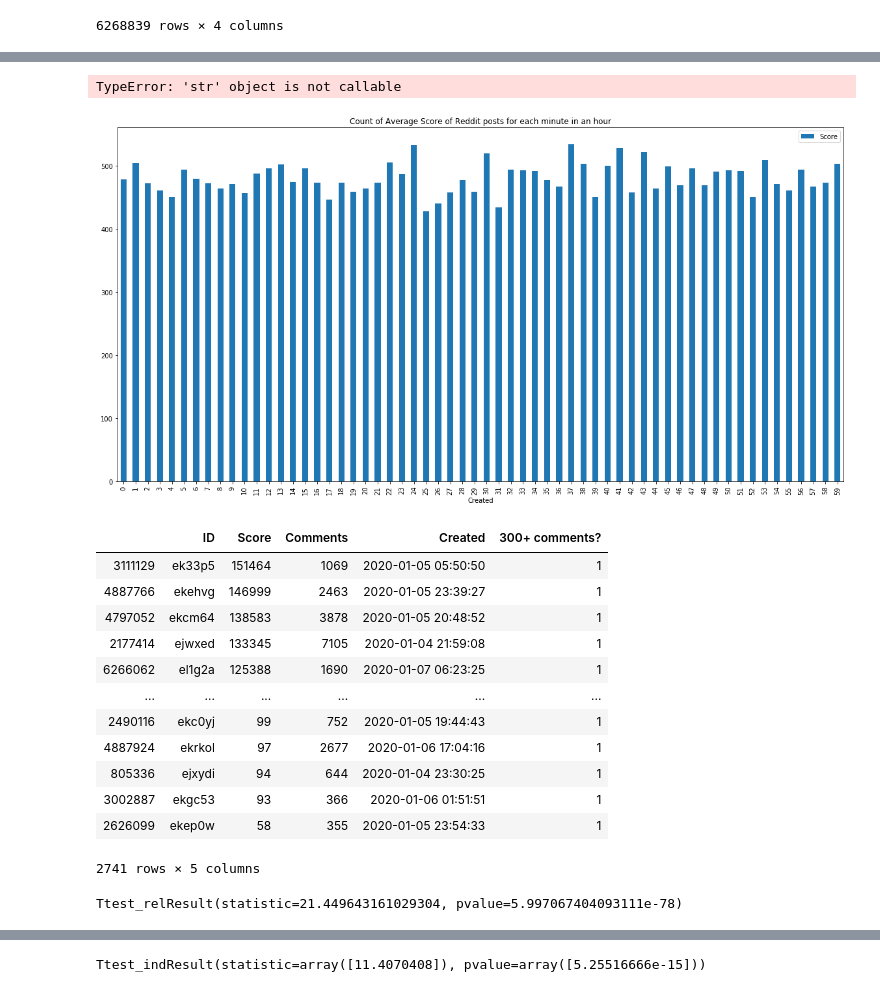
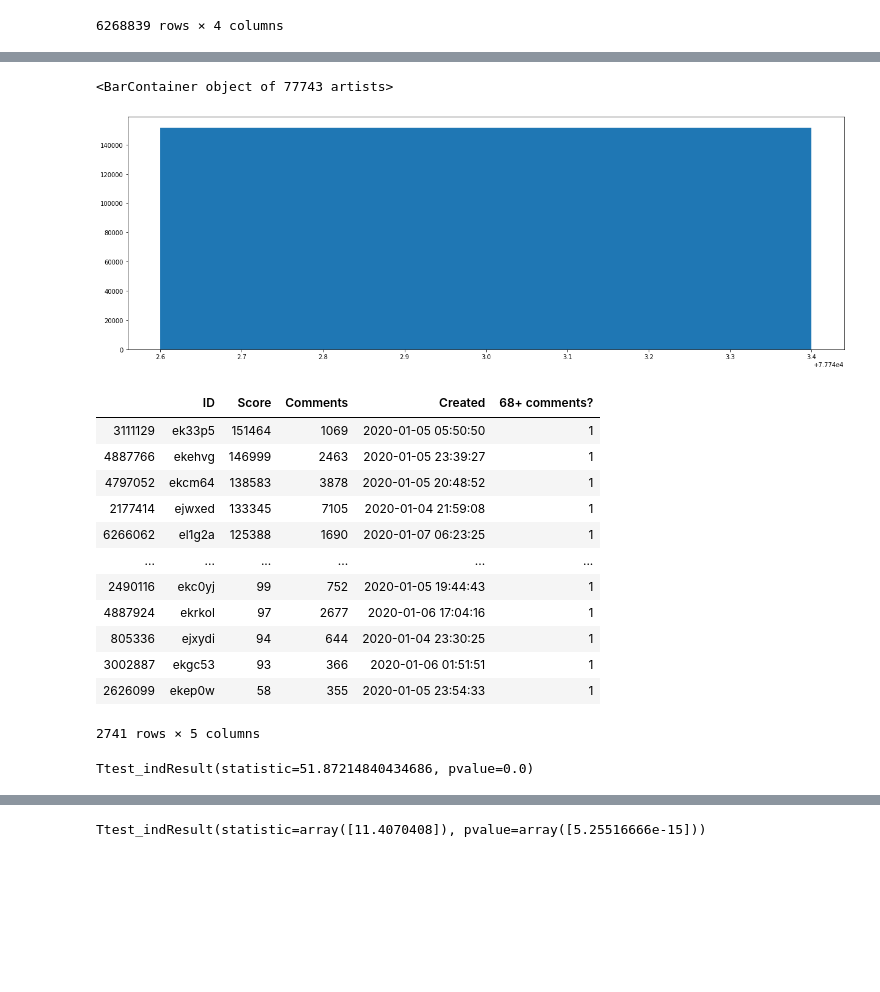
Before and after one commit to Jameshskelton/Simple-Reddit-Scraper, a Jupyter notebook: Scripts/EDA-and-Analysis.ipynb, the cells around one changed output, grey strips where cells are left out. Drawn from its saved outputs; the diff is of its cells as text; code cells hidden in the pictures; blank space fills up the shorter version.

```diff
--- a/Scripts/EDA-and-Analysis.ipynb
+++ b/Scripts/EDA-and-Analysis.ipynb
@@ -55,7 +55,3 @@ work
 | 6268837 | elbngo | 40 | 1 | 2020-01-07 21:37:44 |
 | 6268838 | elarp9 | 50 | 1 | 2020-01-07 20:12:39 |
 6268839 rows × 4 columns
-# %%
-# sort = df.sort_values(by=['col1'])
-work.drop_duplicates(subset = 'ID', keep = 'last', inplace = True)
-work
@@ -137,37 +139,39 @@ commentwork
 # %%
 # Score Analysis
 scorework = work.copy()
 
-scorework = scorework[scorework['Score'] > 750]
+scorework = scorework[scorework['Score'] > 2385]
 # x = work['Score']
 scorework['Created'] = pd.to_datetime(work['Created'], errors='coerce')
 
 scorework.drop(['ID', 'Comments', 'Created'], axis=1, inplace = True)
 # work.drop[['']]
-scorework.groupby(work["Created"].dt.minute).count().plot( kind="bar",
-                                                          figsize = [20,10],
-                                                          title = 'Count of Average Score of Reddit posts for each minute in an hour')
+# scorework.groupby(work["Created"].dt.minute).count().plot( kind="bar",
+#                                                           figsize = [20,10],
+#                                                           title = 'Count of Average Score of Reddit posts for each minute in an hour')
 
+fig, ax = plt.subplots(figsize=([21,7]))
 
+plt.bar(work["Created"].dt.minute.count(), work.Score)
 # plt.xlabel("Minute of hour (min)")
 
 
 
 # plt.ylabel('Average score')
 
-scorework
+# scorework
 # %% [output]
-TypeError: 'str' object is not callable
+<BarContainer object of 77743 artists>
-[figure, old version]
+[figure, new version]
 # %%
 study_df = work.copy()
-study_df['300+ comments?'] = study_df['Comments'].apply(lambda x: 1 if x > 300 else 0)
+study_df['68+ comments?'] = study_df['Comments'].apply(lambda x: 1 if x > 68 else 0)
 # df['Normal'] = df.Speed.apply(lambda x: 1 if x == "Normal" else 0)
 
 df_high_comments = study_df[study_df['Comments'] > 300]
 df_high_comments
 # %% [output]
-|  | ID | Score | Comments | Created | 300+ comments? |
+|  | ID | Score | Comments | Created | 68+ comments? |
 | 3111129 | ek33p5 | 151464 | 1069 | 2020-01-05 05:50:50 | 1 |
 | 4887766 | ekehvg | 146999 | 2463 | 2020-01-05 23:39:27 | 1 |
 | 4797052 | ekcm64 | 138583 | 3878 | 2020-01-05 20:48:52 | 1 |
@@ -182,7 +186,7 @@ df_high_comments
 2741 rows × 5 columns
 # %%
 df_high_score = study_df[study_df['Score']>5000]
-# Is there a significant relationship between high score and high amount of comments
-stats.ttest_rel(df_high_score.Score.sample(665), df_high_comments.Comments)
+# Is there a significant relationship between high score and high amount of comments useless test
+stats.ttest_ind(df_high_score.Score.sample(2741), df_high_comments.Comments)
 # %% [output]
-Ttest_relResult(statistic=21.449643161029304, pvalue=5.997067404093111e-78)
+Ttest_indResult(statistic=51.87214840434686, pvalue=0.0)
```
Also changed, not shown: parts of 14 cells of this notebook.
